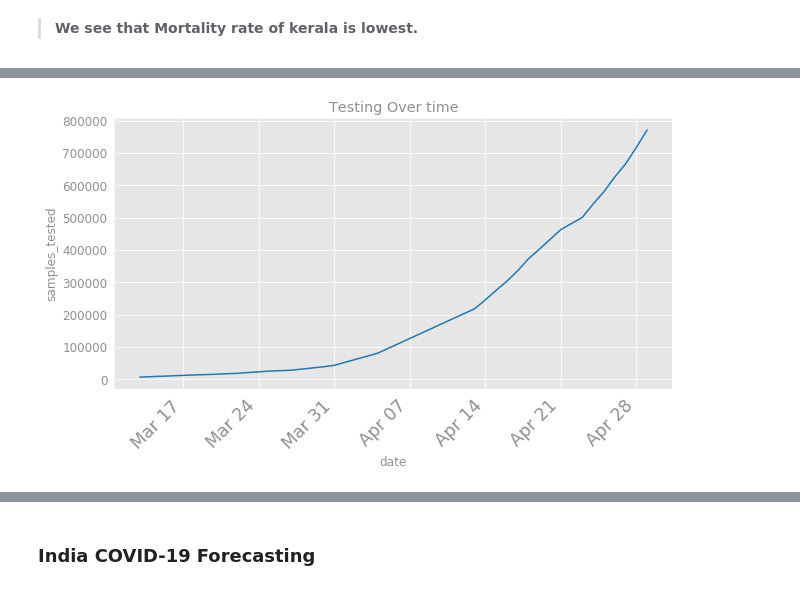
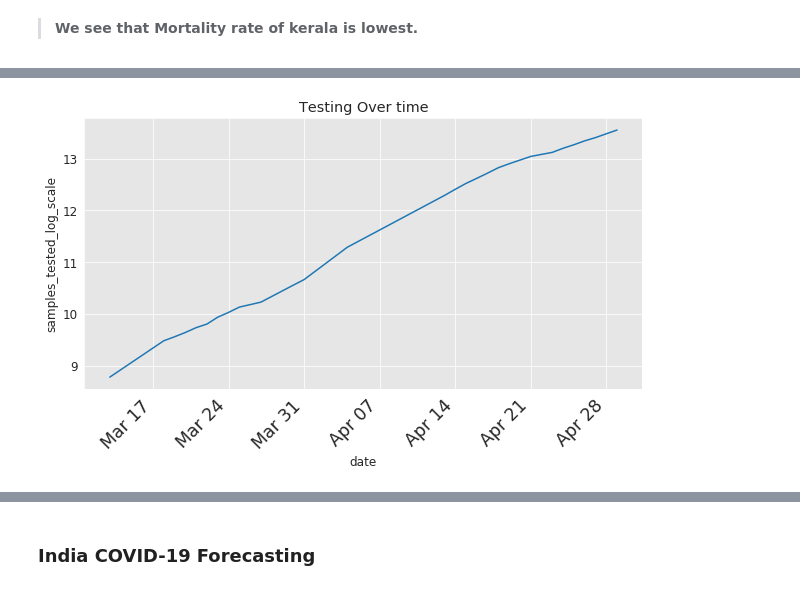
Before and after one commit to vik228/deeplearning_ai, a Jupyter notebook: kaggle_problems/Covid19 - Analysis and forecasting for India.ipynb, the cells around one changed output, grey strips where cells are left out. Cells and saved outputs as stored; diff of their text form; code cells hidden in the pictures.

```diff
--- a/kaggle_problems/Covid19 - Analysis and forecasting for India.ipynb
+++ b/kaggle_problems/Covid19 - Analysis and forecasting for India.ipynb
@@ -347,33 +380,33 @@ plot_bar_graph(
 # %%
 tested_numbers_icmr_data = dfs["tested_numbers_icmr_data"][
     ["date_1", "samples_tested", "individuals_tested"]
 ]
 tested_numbers_icmr_data["date"] = tested_numbers_icmr_data["date_1"].dt.strftime(
     "%Y-%m-%d"
 )
 tested_numbers_icmr_data["date"] = pd.to_datetime(tested_numbers_icmr_data["date"])
 case_time_series_truncated = case_time_series[["date", "daily_confirmed"]]
 case_time_series_truncated["date"] = pd.to_datetime(case_time_series["date"])
 tested_numbers_icmr_data = tested_numbers_icmr_data[
     tested_numbers_icmr_data["date"] >= "2020-03-13"
 ]
 result = (
     pd.merge(
         tested_numbers_icmr_data, case_time_series_truncated, how="inner", on="date"
     )
     .groupby("date")["daily_confirmed", "samples_tested"]
     .max()
     .reset_index()
 )
 result["date"] = pd.to_datetime(result["date"])
 result["daily_tested_numbers"] = result.sort_values("date", ascending=True)[
     "samples_tested"
 ].diff()
 
 # testing over time
-plot_graph(result, "Testing Over time", y_key="samples_tested")
+plot_graph(result, "Testing Over time", y_key="samples_tested", log_scale=True)
 # %% [output]
-[figure, old version]
+[figure, new version]
 [interactive output not drawn]
 # %% [markdown]
 ### India COVID-19 Forecasting
```
Also changed, not shown: parts of 3 cells of this notebook.
